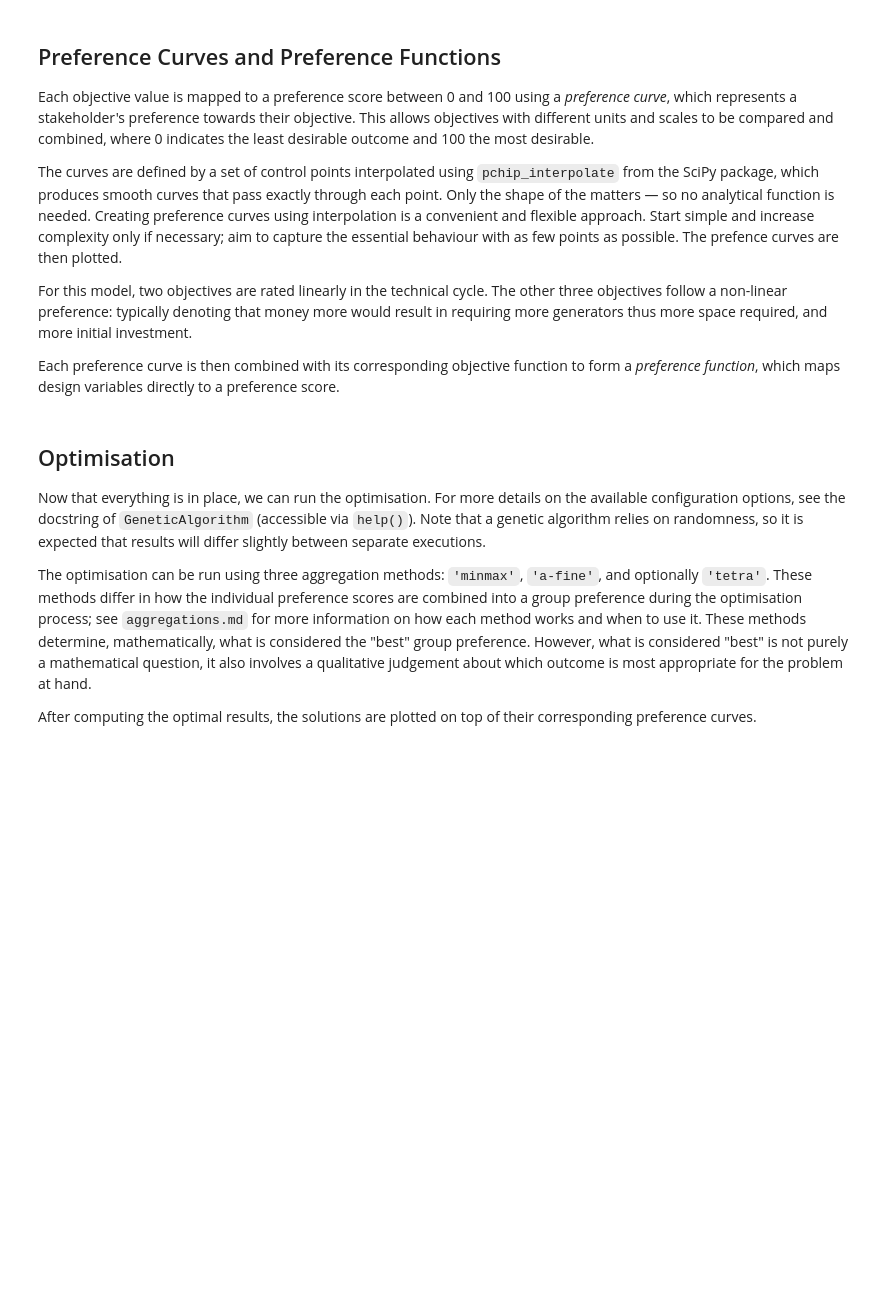
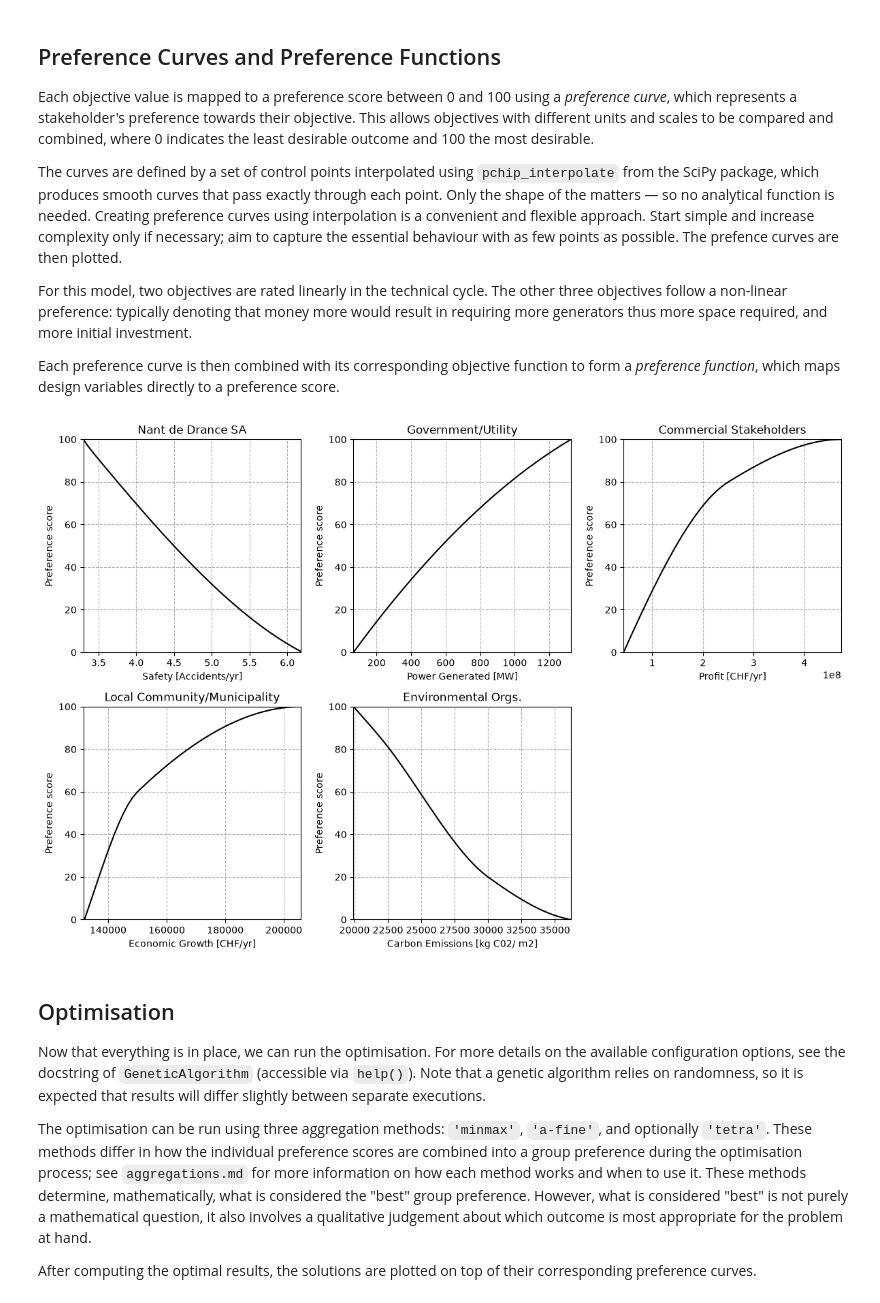
Before and after one commit to PrRamsundersingh/HOS1--CIEM0000-Interdisciplinary-Mechanics, a Jupyter notebook: Nant_de_Drance_Optimisation_Model.ipynb, the cells around one changed output. Saved outputs shown, nothing was run; the diff lists cells and outputs as text; code cells hidden in the pictures; blank space fills up the shorter version.

```diff
--- a/Nant_de_Drance_Optimisation_Model.ipynb
+++ b/Nant_de_Drance_Optimisation_Model.ipynb
@@ -206,7 +206,6 @@ def objective_function_3(x1, x2, x3, x4):
 
     return earnings - (LCOE)
 
-
 def objective_function_4(x1, x2, x3, x4):
     """
     Economic Growth function.
@@ -225,7 +224,7 @@ def objective_function_5(x1, x2, x3, x4):
     """
     Carbon Emissions function.
 
-    :return: float of carbon emissions per m2.
+    :return: float of carbon emissions per surface area (m2).
     """
     cons20 = 410 # kg CO2 per 1 tonne of concrete
     cons21 = 390000 # Volume of concrete in Nant de Drance
@@ -281,12 +286,12 @@ $$\sum_{i=1}^{5} w_i = 1$$
 
 In this model, all weights are initialised equally ($w_i = \frac{1}{5} = 0.2$) for simplicity.
 # %%
-# Weights per stakeholder — must sum to 1. Before game all weights were set equal.
+# Weights per stakeholder — must sum to 1.
 #                   safe   power  prof   econ  carb
 weights_before =    [0.20, 0.20, 0.20, 0.20, 0.20]
-weights_after =     [0.35, 0.10, 0.15, 0.05, 0.35]
+weights_after =     [0.70, 0.10, 0.05, 0.05, 0.10]
 
-weights = weights_before  # set to which weight to use
+weights = weights_after  # set to which weight to use
 
 # Verify the weights sum to 1 (within numerical tolerance)
 assert np.isclose(sum(weights), 1.0), f"Weights must sum to 1, got {sum(weights)}"
@@ -309,9 +314,9 @@ Each preference curve is then combined with its corresponding objective function
 #                [[19920, 36219],                [100, 0]]]   #Carbon Emission
 
 pref_after = [[[3.3, 3.4, 6.2],                      [100, 95, 0]],            #Safety
-                [[66.3, 900, 1326.1],                 [0, 100, 70]],      #Power Generated
-                [[43500000, 250000000, 473000000],             [0, 100, 80]],          #Profit
-                [[131902.1, 150000, 206401.8],                [0, 100, 60]],   #Economic Growth
+                [[66.3, 900, 1326.1],                 [0, 75, 100]],      #Power Generated
+                [[43500000, 250000000, 472663094.1],             [0, 80, 100]],          #Profit
+                [[131902.1, 150000, 205825.3],                [0, 60, 100]],   #Economic Growth
                 [[19920, 22000, 30000, 36219],                [100, 85, 20, 0]]]   #Carbon Emission
 
 prefs = pref_after  # set to which preferences to use
@@ -366,33 +371,35 @@ def pref_func_4(x1, x2, x3, x4):
     return pchip_interpolate(prefs[3][0], prefs[3][1], safe)
 
 def pref_func_5(x1, x2, x3, x4):
     econ = objective_function_5(x1, x2, x3, x4)
     return pchip_interpolate(prefs[4][0], prefs[4][1], econ)
 
 pref_funcs = [pref_func_1, pref_func_2, pref_func_3, pref_func_4, pref_func_5]  # list of preference functions for easier handling
 
 
 def objective(variables):
     """
     Objective function that is fed to the GA. Calles the separate preference functions that are declared above.
 
     :param variables: array with design variable values per member of the population. Can be split by using array
     slicing
     :return: 1D-array with aggregated preference scores for the members of the population.
     """
     x1 = variables[:, 0]
     x2 = variables[:, 1]
     x3 = variables[:, 2]
     x4 = variables[:, 3]
 
     # calculate the preference scores
     p_1 = pref_func_1(x1, x2, x3, x4)
     p_2 = pref_func_2(x1, x2, x3, x4)
     p_3 = pref_func_3(x1, x2, x3, x4)
     p_4 = pref_func_4(x1, x2, x3, x4)
     p_5 = pref_func_5(x1, x2, x3, x4)
 
     return weights, [p_1, p_2, p_3, p_4, p_5]
+# %% [output]
+[figure, added]
 # %% [markdown]
 ## Optimisation
 
```
Also changed, not shown: parts of 4 cells of this notebook, 6 other files.
